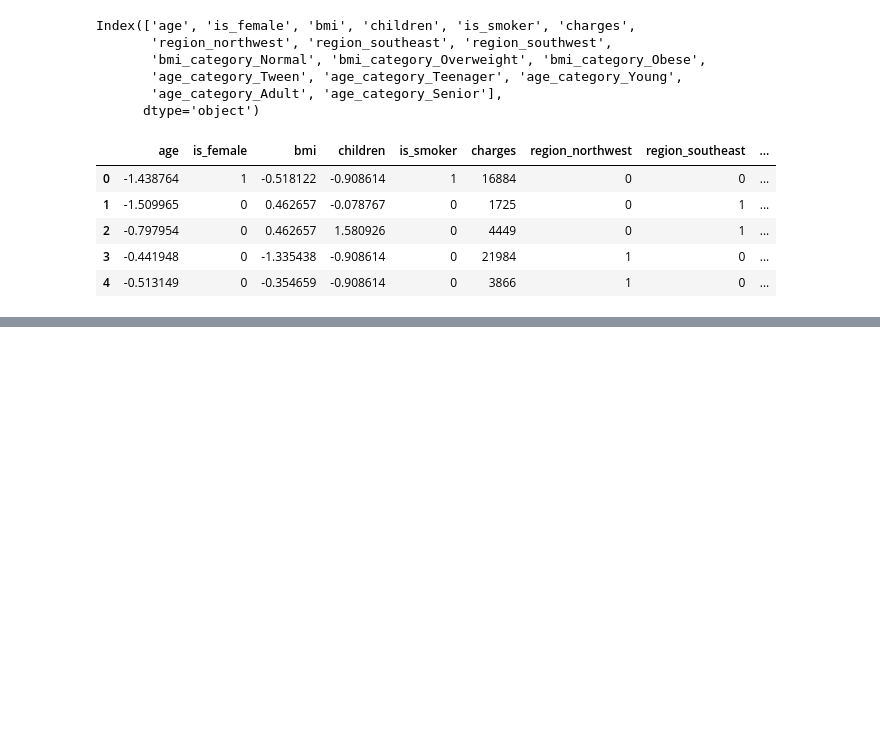
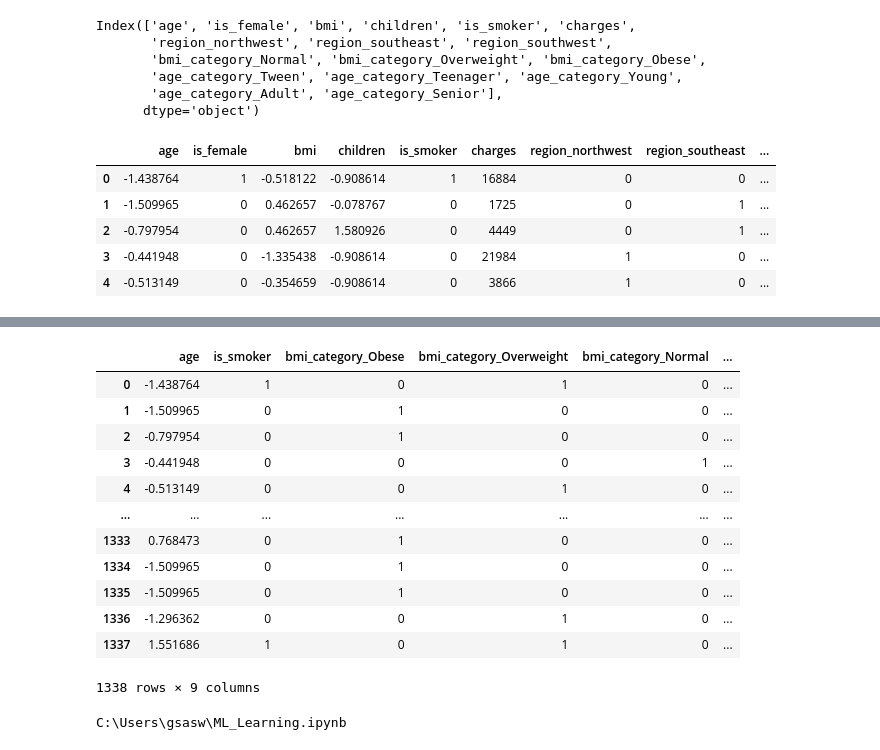
Before and after one commit to Jagriti-student/ML_Learning, a Jupyter notebook: ML_Learning.ipynb, the cells around one changed output, grey strips where cells are left out. Saved outputs shown, nothing was run; the diff lists cells and outputs as text; code cells hidden in the pictures; blank space fills up the shorter version.

Commit message:
Update ML learning notebook

```diff
--- a/ML_Learning.ipynb
+++ b/ML_Learning.ipynb
@@ -375,0 +449,21 @@ os.getcwd()
+# %%
+from scipy.stats import chi2_contingency
+import pandas as pd
+
+alpha=0.05
+df_cleaned['charges_bin']=pd.cut(df_cleaned['charges'],bins=4,labels=False)
+
+chi2_results={}
+for col in cat_features:
+    contingency=pd.crosstab(df_cleaned[col],df_cleaned['charges_bin'])
+    chi2_stat,p_val, _, _ = chi2_contingency(contingency)
+    decision='Reject Null (Keep Feature)' if p_val < alpha else 'Accept Null (Drop Feature)'
+    chi2_results[col]={
+        'chi2_statistic':chi2_stat,
+        'p_value':p_val,
+        'Decision':decision
+
+    }
+chi2_df=pd.DataFrame(chi2_results).T
+chi2_df=chi2_df.sort_values(by='p_value')
+chi2_df
@@ -375,0 +485,29 @@ os.getcwd()
+# %%
+final_df=df_cleaned[
+    [
+        'age','is_smoker','bmi_category_Obese','bmi_category_Overweight','bmi_category_Normal',
+        'age_category_Senior','region_southeast','is_female','age_category_Teenager'
+
+    ]
+]
+# %%
+final_df
+# %% [output]
+|  | age | is_smoker | bmi_category_Obese | bmi_category_Overweight | bmi_category_Normal | ... |
+| 0 | -1.438764 | 1 | 0 | 1 | 0 | ... |
+| 1 | -1.509965 | 0 | 1 | 0 | 0 | ... |
+| 2 | -0.797954 | 0 | 1 | 0 | 0 | ... |
+| 3 | -0.441948 | 0 | 0 | 0 | 1 | ... |
+| 4 | -0.513149 | 0 | 0 | 1 | 0 | ... |
+| ... | ... | ... | ... | ... | ... | ... |
+| 1333 | 0.768473 | 0 | 1 | 0 | 0 | ... |
+| 1334 | -1.509965 | 0 | 1 | 0 | 0 | ... |
+| 1335 | -1.509965 | 0 | 1 | 0 | 0 | ... |
+| 1336 | -1.296362 | 0 | 0 | 1 | 0 | ... |
+| 1337 | 1.551686 | 1 | 0 | 1 | 0 | ... |
+1338 rows × 9 columns
+# %%
+import os
+print(os.path.abspath("ML_Learning.ipynb"))
+# %% [output]
+C:\Users\gsasw\ML_Learning.ipynb
```
Also changed, not shown: parts of 11 cells of this notebook.
